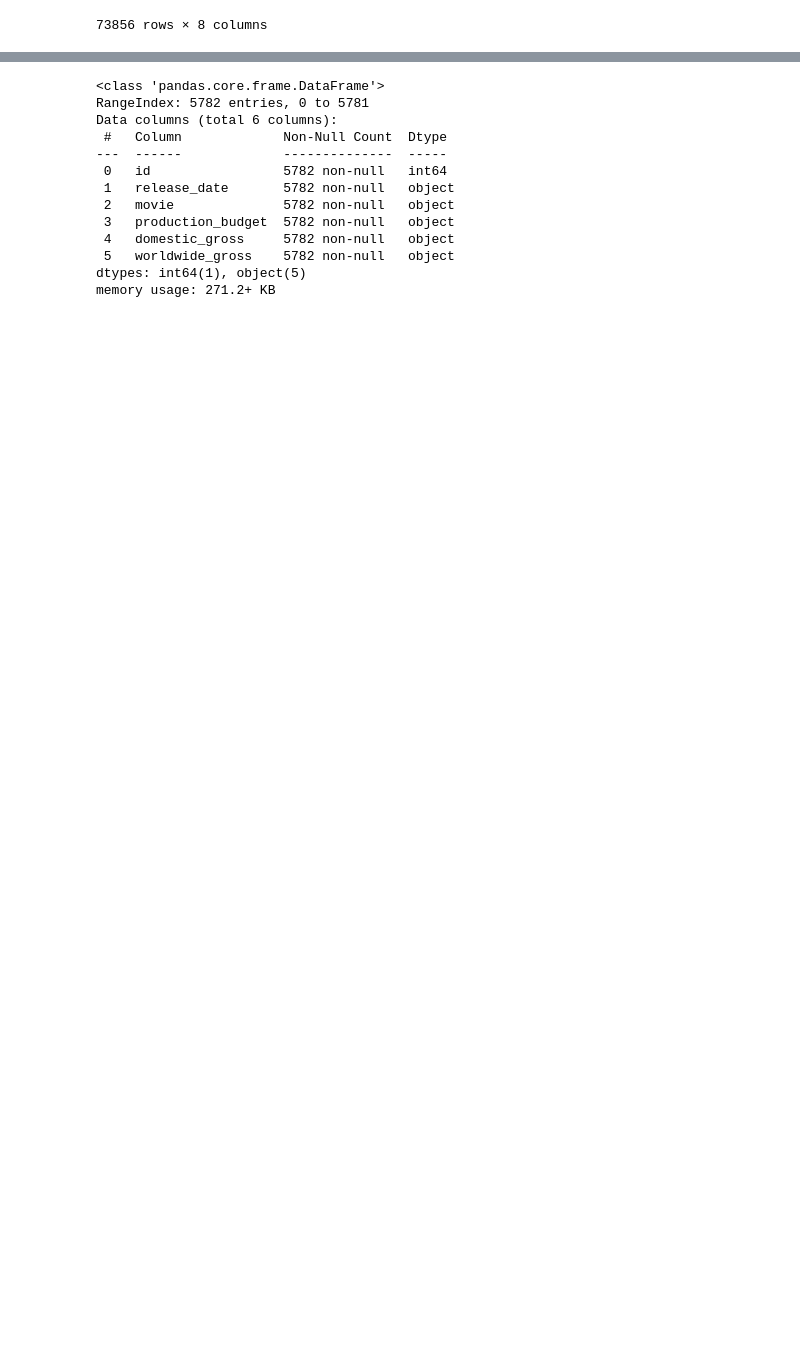
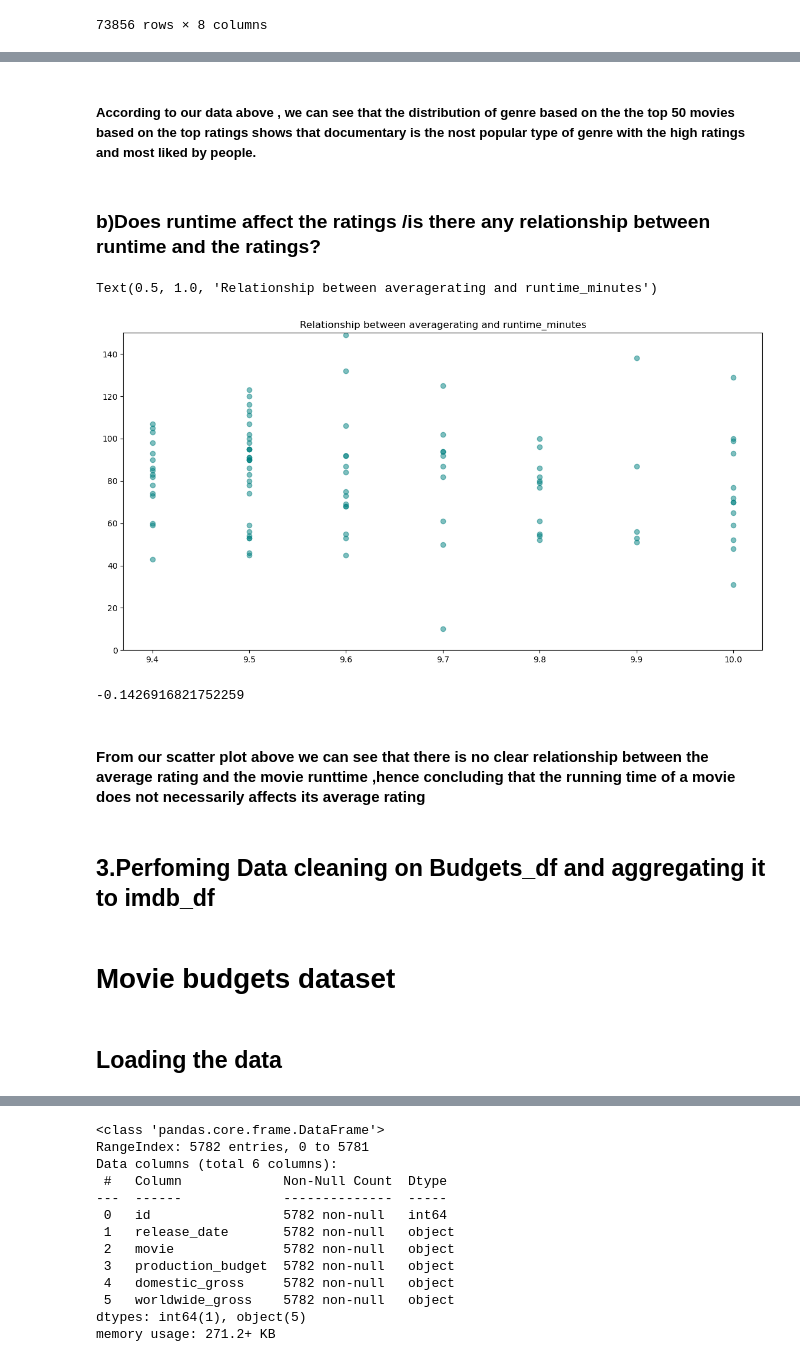
Before and after one commit to danielkimutai/movies-analysis, a Jupyter notebook: movie analysis.ipynb, the cells around one changed output, grey strips where cells are left out. Cells and saved outputs as stored; diff of their text form; code cells hidden in the pictures; blank space fills up the shorter version.

```diff
--- a/movie analysis.ipynb
+++ b/movie analysis.ipynb
@@ -146 +245,34 @@ Movie_budgets
+# %% [markdown]
+##### According to our data above , we can see that the distribution of genre based on the the top 50 movies based on the top ratings  shows that documentary is the nost popular type of genre with the high ratings and most liked by people.
+# %% [markdown]
+
+### b)Does runtime affect the ratings /is there any relationship between runtime and the ratings?
+# %%
+#data visualisation of the relationship betwen averagerating and runtime minutes
+fig,ax = plt.subplots(figsize=(14,7))
+plt.style.use('default')
+x=imdb_df['averagerating'].head(100)
+y=imdb_df['runtime_minutes'].head(100)
+ax.scatter(x,y ,color='teal',alpha=0.5)
+#customizing the scatter plot
+ax.set_ylim(0,150)
+ax.set_title('Relationship between averagerating and runtime_minutes')
+#ax.set_ylabel('count of genres')ated mo
+#ax.tick_params(axis="x", labelrotation=45)
+# %% [output]
+Text(0.5, 1.0, 'Relationship between averagerating and runtime_minutes')
+[figure, added]
+# %%
+# noclear relationship
+x.corr(y)
+# %% [output]
+-0.1426916821752259
+# %% [markdown]
+#### From our scatter plot above we can see that there is no clear relationship between the average rating and the movie runttime ,hence concluding that  the running time of a movie does not necessarily affects its average rating
+# %% [markdown]
+## 3.Perfoming Data cleaning on   Budgets_df and aggregating it to imdb_df
+# %% [markdown]
+# Movie budgets dataset
+# %% [markdown]
+## Loading the data
 # %%
```
Also changed, not shown: parts of 69 cells of this notebook.
